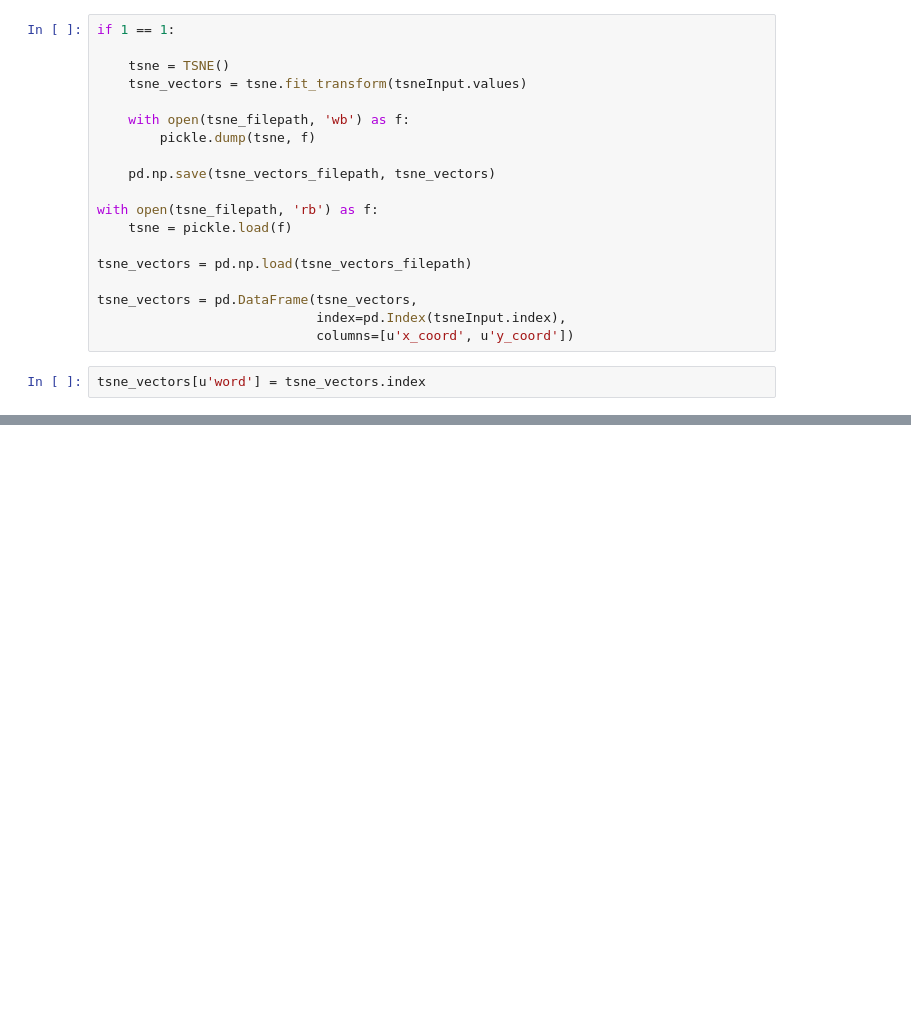
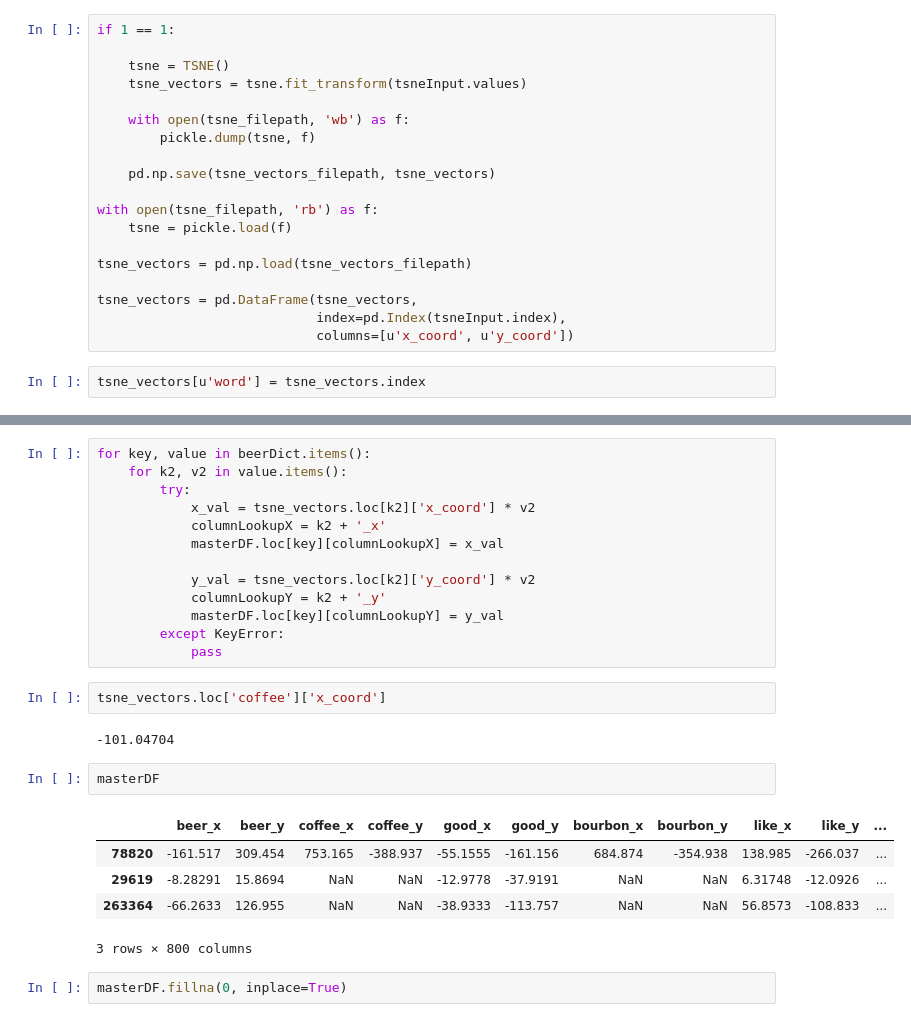
Before and after one commit to jtzupan/pivo_recommender, a Jupyter notebook: Pivo_NLP.ipynb, the cells around one changed output, grey strips where cells are left out. Cells and saved outputs as stored; diff of their text form; blank space fills up the shorter version.

```diff
--- a/Pivo_NLP.ipynb
+++ b/Pivo_NLP.ipynb
@@ -403,0 +498,27 @@ tsne_vectors.head()
+# %%
+for key, value in beerDict.items():
+    for k2, v2 in value.items():
+        try:
+            x_val = tsne_vectors.loc[k2]['x_coord'] * v2
+            columnLookupX = k2 + '_x'
+            masterDF.loc[key][columnLookupX] = x_val
+
+            y_val = tsne_vectors.loc[k2]['y_coord'] * v2
+            columnLookupY = k2 + '_y'
+            masterDF.loc[key][columnLookupY] = y_val
+        except KeyError:
+            pass
+# %%
+tsne_vectors.loc['coffee']['x_coord']
+# %% [output]
+-101.04704
+# %%
+masterDF
+# %% [output]
+|  | beer_x | beer_y | coffee_x | coffee_y | good_x | good_y | bourbon_x | bourbon_y | like_x | like_y | ... |
+| 78820 | -161.517 | 309.454 | 753.165 | -388.937 | -55.1555 | -161.156 | 684.874 | -354.938 | 138.985 | -266.037 | ... |
+| 29619 | -8.28291 | 15.8694 | NaN | NaN | -12.9778 | -37.9191 | NaN | NaN | 6.31748 | -12.0926 | ... |
+| 263364 | -66.2633 | 126.955 | NaN | NaN | -38.9333 | -113.757 | NaN | NaN | 56.8573 | -108.833 | ... |
+3 rows × 800 columns
+# %%
+masterDF.fillna(0, inplace=True)
```
Also changed, not shown: parts of 21 cells of this notebook.
